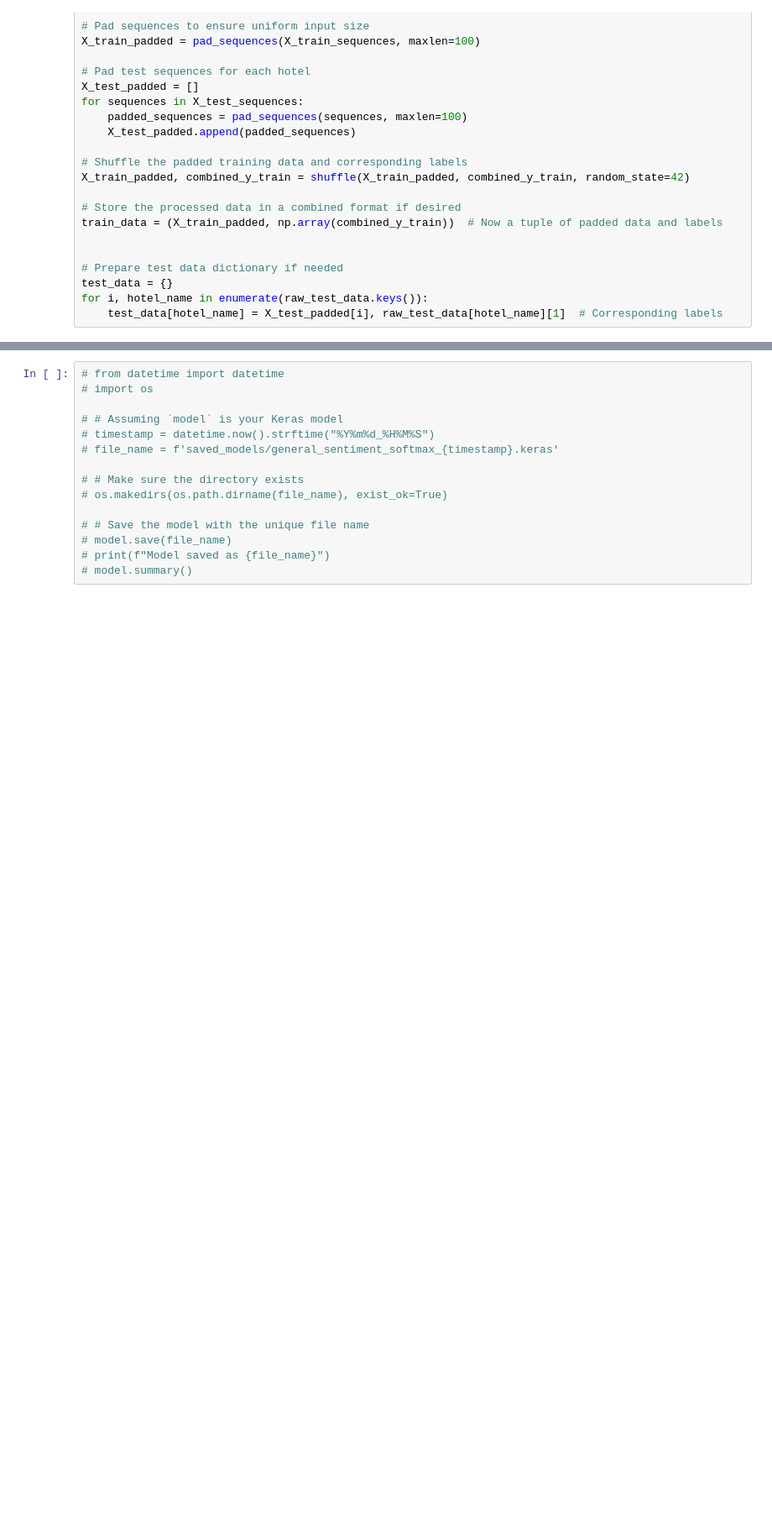
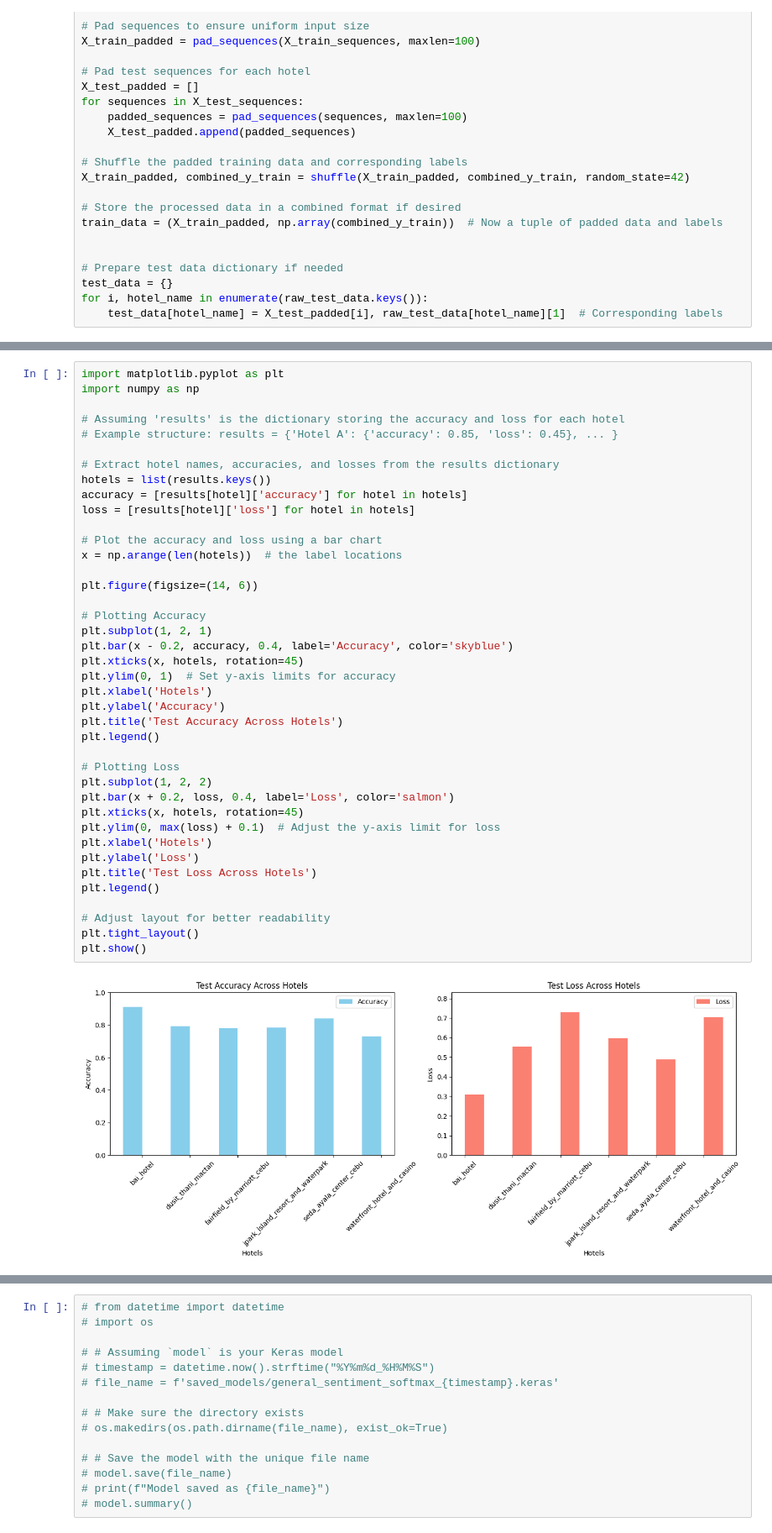
Before and after one commit to sanashii/pointview, a Jupyter notebook: sentiment analysis/General_Sen.ipynb, the cells around one changed output, grey strips where cells are left out. Shown: that part at 84% size. Cells and saved outputs as stored; diff of their text form; blank space fills up the shorter version.

```diff
--- a/sentiment analysis/General_Sen.ipynb
+++ b/sentiment analysis/General_Sen.ipynb
@@ -363,0 +381,42 @@ Test Accuracy for waterfront_hotel_and_casino: 0.7426
+# %%
+import matplotlib.pyplot as plt
+import numpy as np
+
+# Assuming 'results' is the dictionary storing the accuracy and loss for each hotel
+# Example structure: results = {'Hotel A': {'accuracy': 0.85, 'loss': 0.45}, ... }
+
+# Extract hotel names, accuracies, and losses from the results dictionary
+hotels = list(results.keys())
+accuracy = [results[hotel]['accuracy'] for hotel in hotels]
+loss = [results[hotel]['loss'] for hotel in hotels]
+
+# Plot the accuracy and loss using a bar chart
+x = np.arange(len(hotels))  # the label locations
+
+plt.figure(figsize=(14, 6))
+
+# Plotting Accuracy
+plt.subplot(1, 2, 1)
+plt.bar(x - 0.2, accuracy, 0.4, label='Accuracy', color='skyblue')
+plt.xticks(x, hotels, rotation=45)
+plt.ylim(0, 1)  # Set y-axis limits for accuracy
+plt.xlabel('Hotels')
+plt.ylabel('Accuracy')
+plt.title('Test Accuracy Across Hotels')
+plt.legend()
+
+# Plotting Loss
+plt.subplot(1, 2, 2)
+plt.bar(x + 0.2, loss, 0.4, label='Loss', color='salmon')
+plt.xticks(x, hotels, rotation=45)
+plt.ylim(0, max(loss) + 0.1)  # Adjust the y-axis limit for loss
+plt.xlabel('Hotels')
+plt.ylabel('Loss')
+plt.title('Test Loss Across Hotels')
+plt.legend()
+
+# Adjust layout for better readability
+plt.tight_layout()
+plt.show()
+# %% [output]
+[figure, added]
```
Also changed, not shown: parts of 8 cells of this notebook.
